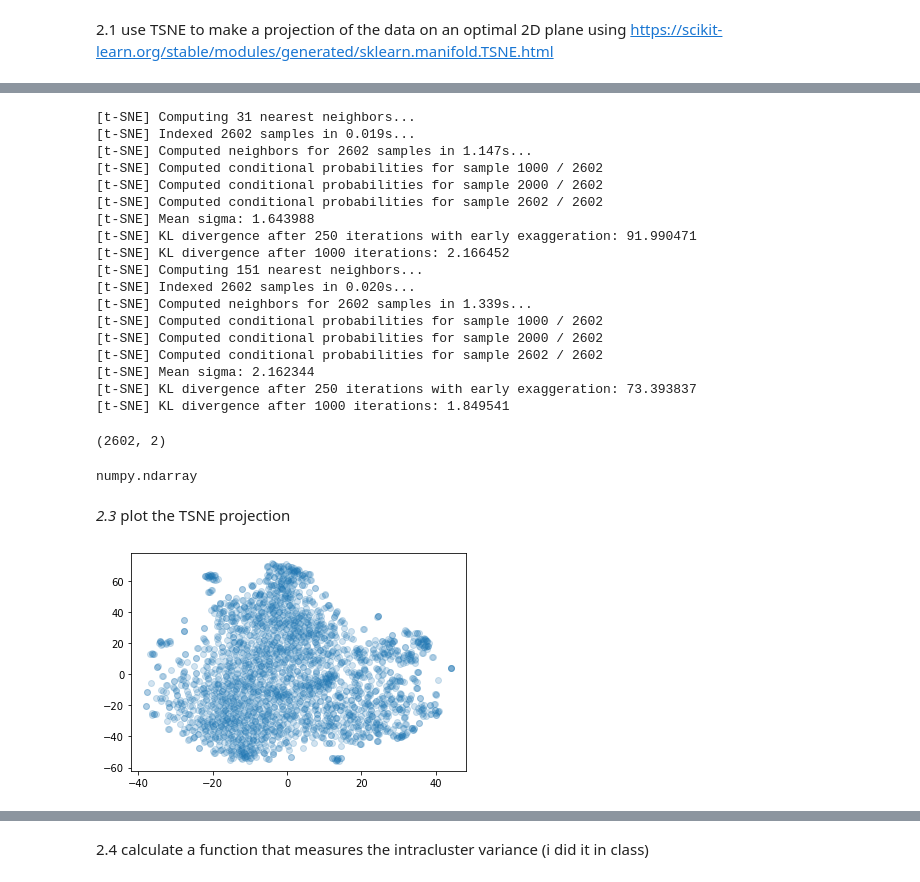
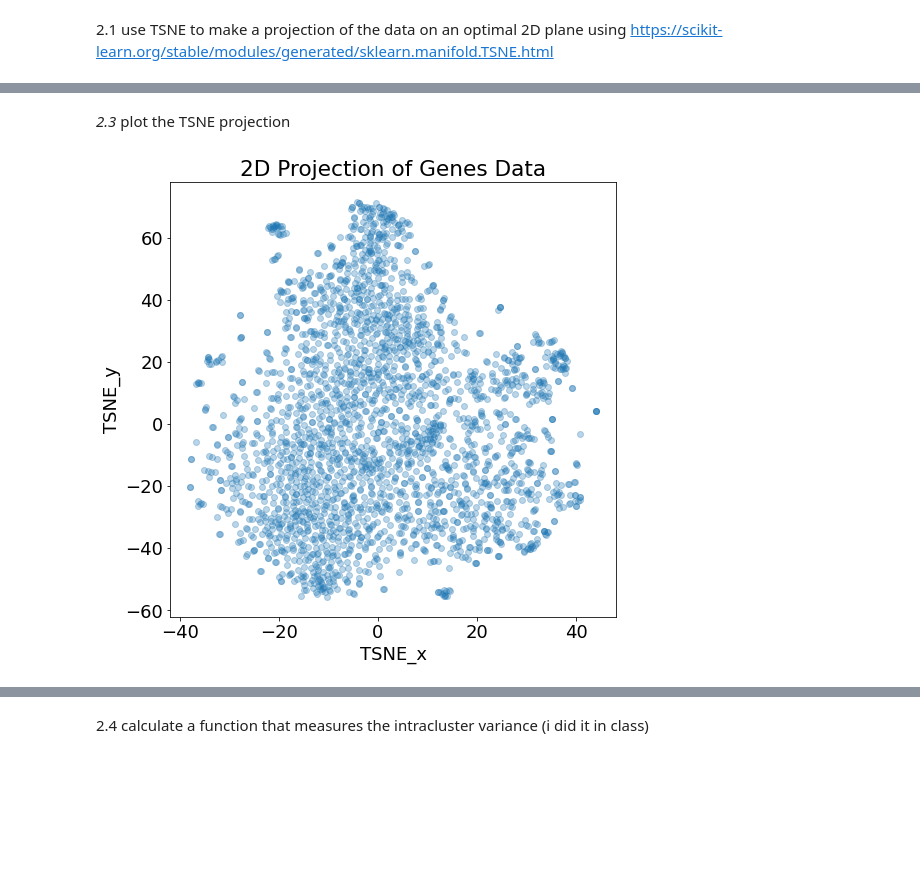
Before and after one commit to bflaggs/DSPS_BFlaggs, a Jupyter notebook: HW7/ClusteringGenes.ipynb, the cells around one changed output, grey strips where cells are left out. Saved outputs shown, nothing was run; the diff lists cells and outputs as text; code cells hidden in the pictures; blank space fills up the shorter version.

Commit message:
Update all plots in sections 1-3

```diff
--- a/HW7/ClusteringGenes.ipynb
+++ b/HW7/ClusteringGenes.ipynb
@@ -8,6 +8,9 @@ import sklearn as skl
 from sklearn import cluster
 import seaborn as sns
 %pylab inline
+
+# Define default font size to be 18 for readability
+pl.rcParams['font.size'] = 18
 # %% [output]
 Populating the interactive namespace from numpy and matplotlib
 # %% [markdown]
@@ -124,43 +131,31 @@ tsne_results = tsne.fit_transform(scaledgenes)
 [t-SNE] KL divergence after 250 iterations with early exaggeration: 79.030876
 [t-SNE] KL divergence after 1000 iterations: 2.020160
 # %%
-tsne10_results = tsne10.fit_transform(scaledgenes)
-tsne50_results = tsne50.fit_transform(scaledgenes)
+#tsne10_results = tsne10.fit_transform(scaledgenes)
+#tsne50_results = tsne50.fit_transform(scaledgenes)
-# %% [output]
-[t-SNE] Computing 31 nearest neighbors...
-[t-SNE] Indexed 2602 samples in 0.019s...
-[t-SNE] Computed neighbors for 2602 samples in 1.147s...
-[t-SNE] Computed conditional probabilities for sample 1000 / 2602
-[t-SNE] Computed conditional probabilities for sample 2000 / 2602
-[t-SNE] Computed conditional probabilities for sample 2602 / 2602
-[t-SNE] Mean sigma: 1.643988
-[t-SNE] KL divergence after 250 iterations with early exaggeration: 91.990471
-[t-SNE] KL divergence after 1000 iterations: 2.166452
-[t-SNE] Computing 151 nearest neighbors...
-[t-SNE] Indexed 2602 samples in 0.020s...
-[t-SNE] Computed neighbors for 2602 samples in 1.339s...
-[t-SNE] Computed conditional probabilities for sample 1000 / 2602
-[t-SNE] Computed conditional probabilities for sample 2000 / 2602
-[t-SNE] Computed conditional probabilities for sample 2602 / 2602
-[t-SNE] Mean sigma: 2.162344
-[t-SNE] KL divergence after 250 iterations with early exaggeration: 73.393837
-[t-SNE] KL divergence after 1000 iterations: 1.849541
-# %%
-tsne_results.shape
-# %% [output]
-(2602, 2)
-# %%
-type(tsne_results)
-# %% [output]
-numpy.ndarray
 # %% [markdown]
 *2.3* plot the TSNE projection
+# %%
+x=tsne_results[:,0]
+y=tsne_results[:,1]
+
+pl.figure(figsize=(8, 8))
+pl.scatter(x, y, alpha=0.3)
+
+# Add labels even though they mean nothing physically
+pl.xlabel("TSNE_x")
+pl.ylabel("TSNE_y")
+pl.title("2D Projection of Genes Data")
+pl.xticks()
+
+pl.show()
+### ADD CAPTION, talk about structure in projection
+# %% [output]
+[figure, added]
 # %%
-x=tsne_results[:,0]
-y=tsne_results[:,1]
+#x10=tsne10_results[:,0]
+#y10=tsne10_results[:,1]
 
-pl.scatter(x, y, alpha=0.2)
-pl.show()
+#pl.scatter(x10, y10, alpha=0.1)
+#pl.show()
-# %% [output]
-[figure, removed]
 # %%
```
Also changed, not shown: parts of 14 cells of this notebook.
